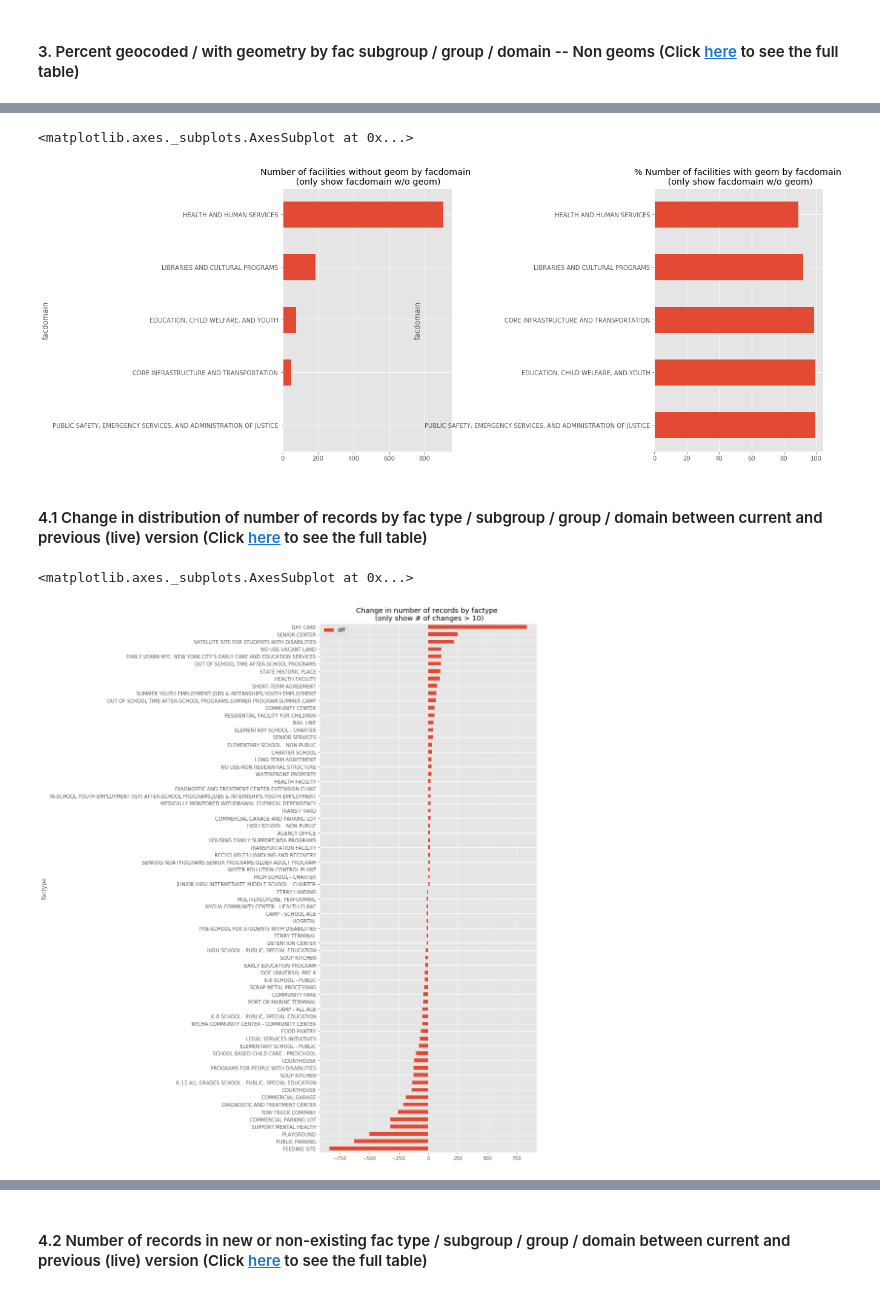
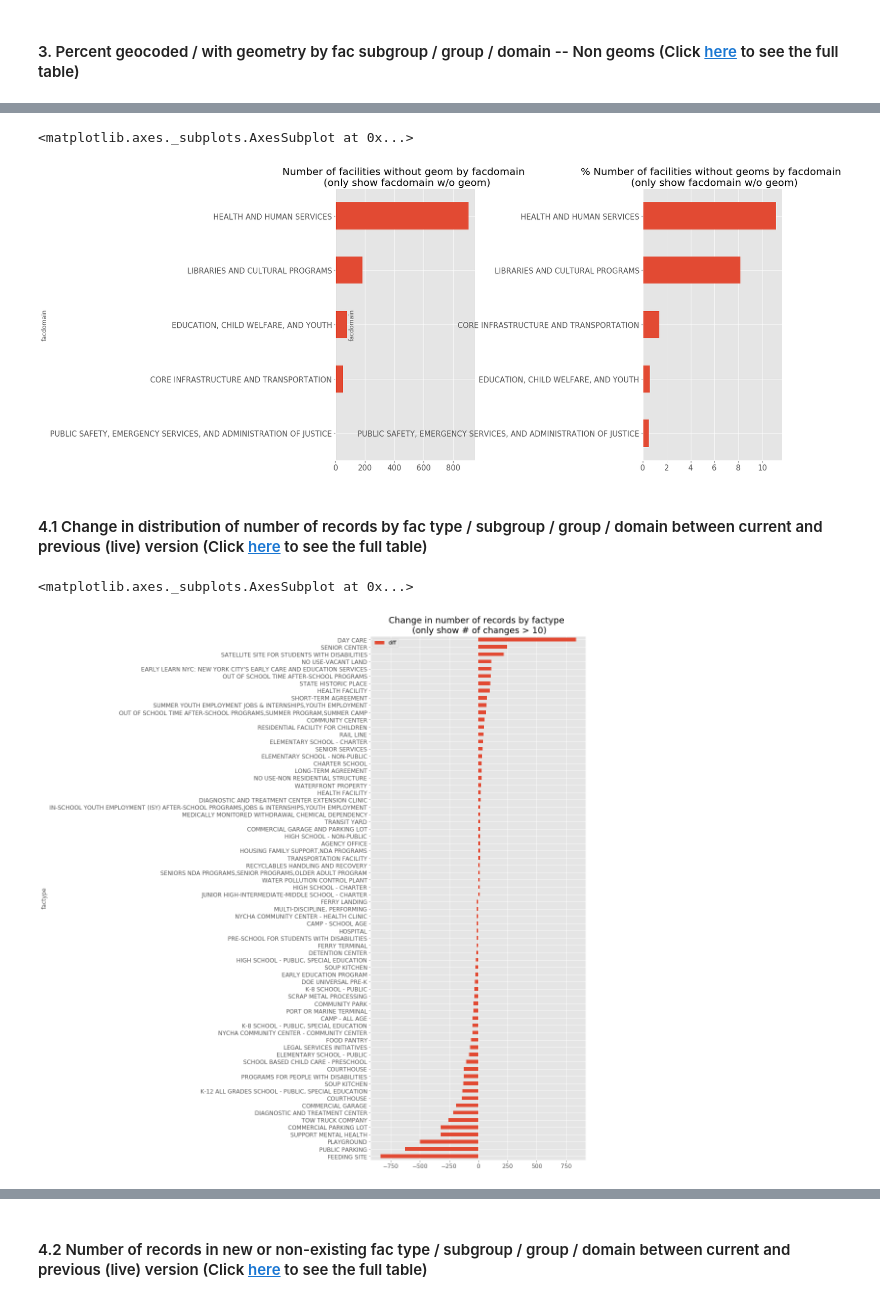
Before and after one commit to NYCPlanning/db-facilities-tmp, a Jupyter notebook: notebooks/facilities_qaqc.ipynb, the cells around one changed output, grey strips where cells are left out. Saved outputs shown, nothing was run; the diff lists cells and outputs as text; code cells hidden in the pictures.

```diff
--- a/notebooks/facilities_qaqc.ipynb
+++ b/notebooks/facilities_qaqc.ipynb
@@ -40,6 +43,10 @@ There are 1219 facilities not having geometries.
 # %%
 granularity = 'datasource'
 nongeom_counts = facdb[facdb.geom.isna()][granularity].nunique()
+
+plt.rc('xtick', labelsize=15)
+plt.rc('ytick', labelsize=15)
+plt.rc('axes', titlesize=20)
 
 plt.subplots_adjust(wspace=0.8)
 plt.subplot(1, 2, 1)
@@ -49,10 +56,10 @@ facdb[facdb.geom.isna()].groupby(granularity).count()['uid']\
                                 .plot(kind='barh', figsize=(16,10), title = 'Number of facilities without geom by {} \n (only show {} w/o geom)'
                                                                                                                       .format(granularity, granularity))
 plt.subplot(1, 2, 2)
-((facdb[~facdb.geom.isna()].groupby(granularity).count()['uid']/facdb.groupby(granularity).count()['uid'])*100)\
-                                  .sort_values(ascending=True)\
+((facdb[facdb.geom.isna()].groupby(granularity).count()['uid']/facdb.groupby(granularity).count()['uid'])*100)\
+                                  .sort_values(ascending=False)\
                                   .head(nongeom_counts)[::-1]\
-                                  .plot(kind='barh', figsize=(16,10), title = '% Number of facilities with geom by {} \n (only show {} w/o geom)'
+                                  .plot(kind='barh', figsize=(16,10), title = '% Number of facilities without geoms by {} \n (only show {} w/o geom)'
                                                                                                                       .format(granularity, granularity))
 # %% [output]
 <matplotlib.axes._subplots.AxesSubplot at 0x...>
@@ -62,6 +69,10 @@ plt.subplot(1, 2, 2)
 # %%
 granularity = 'facsubgrp'
 nongeom_counts = facdb[facdb.geom.isna()][granularity].nunique()
+
+plt.rc('xtick', labelsize=12)
+plt.rc('ytick', labelsize=12)
+plt.rc('axes', titlesize=20)
 
 plt.subplots_adjust(wspace=0.8)
 plt.subplot(1, 2, 1)
@@ -71,10 +82,10 @@ facdb[facdb.geom.isna()].groupby(granularity).count()['uid']\
                                 .plot(kind='barh', figsize=(16,10), title = 'Number of facilities without geom by {} \n (only show {} w/o geom)'
                                                                                                                       .format(granularity, granularity))
 plt.subplot(1, 2, 2)
-((facdb[~facdb.geom.isna()].groupby(granularity).count()['uid']/facdb.groupby(granularity).count()['uid'])*100)\
-                                  .sort_values(ascending=True)\
+((facdb[facdb.geom.isna()].groupby(granularity).count()['uid']/facdb.groupby(granularity).count()['uid'])*100)\
+                                  .sort_values(ascending=False)\
                                   .head(nongeom_counts)[::-1]\
-                                  .plot(kind='barh', figsize=(16,10), title = '% Number of facilities with geom by {} \n (only show {} w/o geom)'
+                                  .plot(kind='barh', figsize=(16,10), title = '% Number of facilities without geoms by {} \n (only show {} w/o geom)'
                                                                                                                       .format(granularity, granularity))
 # %% [output]
 <matplotlib.axes._subplots.AxesSubplot at 0x...>
@@ -82,6 +93,10 @@ plt.subplot(1, 2, 2)
 # %%
 granularity = 'facgroup'
 nongeom_counts = facdb[facdb.geom.isna()][granularity].nunique()
+
+plt.rc('xtick', labelsize=15)
+plt.rc('ytick', labelsize=15)
+plt.rc('axes', titlesize=20)
 
 plt.subplots_adjust(wspace=0.8)
 plt.subplot(1, 2, 1)
@@ -91,10 +106,10 @@ facdb[facdb.geom.isna()].groupby(granularity).count()['uid']\
                                 .plot(kind='barh', figsize=(16,10), title = 'Number of facilities without geom by {} \n (only show {} w/o geom)'
                                                                                                                       .format(granularity, granularity))
 plt.subplot(1, 2, 2)
-((facdb[~facdb.geom.isna()].groupby(granularity).count()['uid']/facdb.groupby(granularity).count()['uid'])*100)\
-                                  .sort_values(ascending=True)\
+((facdb[facdb.geom.isna()].groupby(granularity).count()['uid']/facdb.groupby(granularity).count()['uid'])*100)\
+                                  .sort_values(ascending=False)\
                                   .head(nongeom_counts)[::-1]\
-                                  .plot(kind='barh', figsize=(16,10), title = '% Number of facilities with geom by {} \n (only show {} w/o geom)'
+                                  .plot(kind='barh', figsize=(16,10), title = '% Number of facilities without geoms by {} \n (only show {} w/o geom)'
                                                                                                                       .format(granularity, granularity))
 # %% [output]
 <matplotlib.axes._subplots.AxesSubplot at 0x...>
@@ -102,6 +117,10 @@ plt.subplot(1, 2, 2)
 # %%
 granularity = 'facdomain'
 nongeom_counts = facdb[facdb.geom.isna()][granularity].nunique()
+
+plt.rc('xtick', labelsize=15)
+plt.rc('ytick', labelsize=15)
+plt.rc('axes', titlesize=20)
 
 plt.subplots_adjust(wspace=1.2)
 plt.subplot(1, 2, 1)
@@ -111,28 +130,32 @@ facdb[facdb.geom.isna()].groupby(granularity).count()['uid']\
                                 .plot(kind='barh', figsize=(16,8), title = 'Number of facilities without geom by {} \n (only show {} w/o geom)'
                                                                                                                       .format(granularity, granularity))
 plt.subplot(1, 2, 2)
-((facdb[~facdb.geom.isna()].groupby(granularity).count()['uid']/facdb.groupby(granularity).count()['uid'])*100)\
-                                  .sort_values(ascending=True)\
+((facdb[facdb.geom.isna()].groupby(granularity).count()['uid']/facdb.groupby(granularity).count()['uid'])*100)\
+                                  .sort_values(ascending=False)\
                                   .head(nongeom_counts)[::-1]\
-                                  .plot(kind='barh', figsize=(16,8), title = '% Number of facilities with geom by {} \n (only show {} w/o geom)'
+                                  .plot(kind='barh', figsize=(16,10), title = '% Number of facilities without geoms by {} \n (only show {} w/o geom)'
                                                                                                                       .format(granularity, granularity))
 # %% [output]
 <matplotlib.axes._subplots.AxesSubplot at 0x...>
-[figure, old version]
+[figure, new version]
 # %% [markdown]
 #### 4.1 Change in distribution of number of records by fac type / subgroup / group / domain between current and previous (live) version (Click [here](https://github.com/NYCPlanning/db-facilities-tmp/blob/dev/output/qc_diff.csv) to see the full table)
 # %%
 granularity = 'factype'
 threshold = 10
+
+plt.rc('xtick', labelsize=12)
+plt.rc('ytick', labelsize=12)
+plt.rc('axes', titlesize=18)
 
 qc_diff[(~qc_diff['diff'].isna())&(abs(qc_diff['diff'])>threshold)]\
                                 .sort_values(by='diff',ascending=True)\
                                 .plot(x=granularity, y='diff', kind='barh', figsize=(8,20),
                                         title = 'Change in number of records by {} \n (only show # of changes > {})'
                                                                                       .format(granularity, threshold))
 # %% [output]
 <matplotlib.axes._subplots.AxesSubplot at 0x...>
-[figure, old version]
+[figure, new version]
 # %%
 sensitive_factype = ['FIREHOUSE', 'POLICE STATION']
 granularity = 'factype'
```
Also changed, not shown: parts of 11 cells of this notebook.
